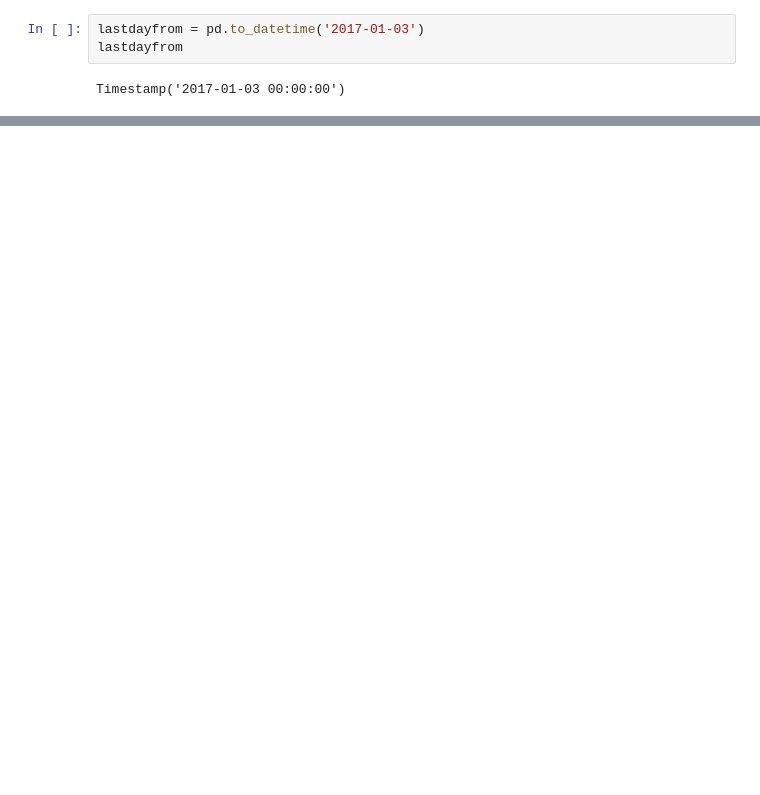
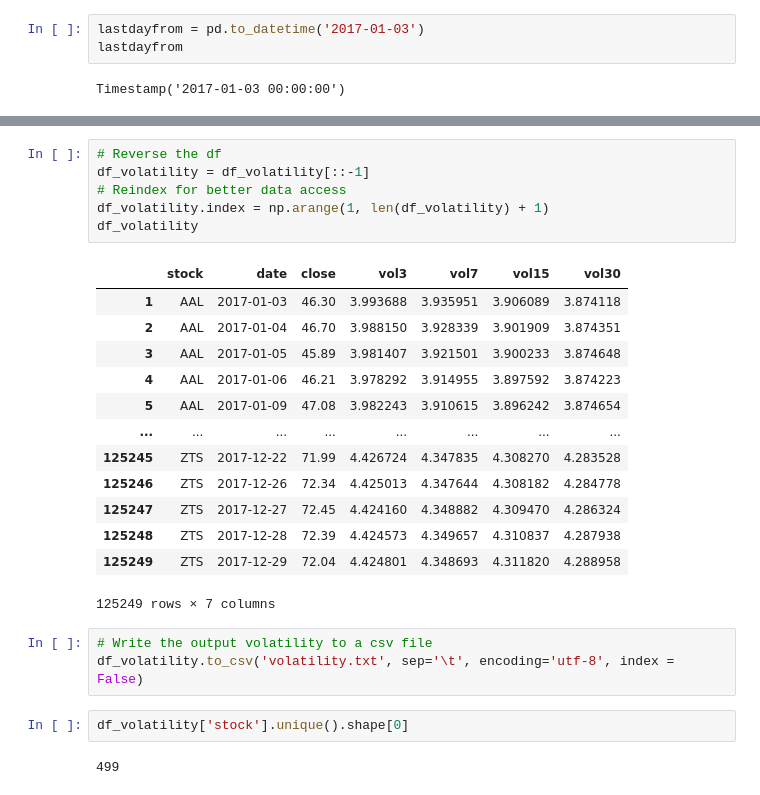
Before and after one commit to ley-man/Financial-Risk-Prediction-using-NLP, a Jupyter notebook: src/volatilityCalculationsSP500.ipynb, the cells around one changed output, grey strips where cells are left out. Cells and saved outputs as stored; diff of their text form; blank space fills up the shorter version.

```diff
--- a/src/volatilityCalculationsSP500.ipynb
+++ b/src/volatilityCalculationsSP500.ipynb
@@ -141,0 +244,27 @@ df_adj
+# %%
+# Reverse the df
+df_volatility = df_volatility[::-1]
+# Reindex for better data access
+df_volatility.index = np.arange(1, len(df_volatility) + 1)
+df_volatility
+# %% [output]
+|  | stock | date | close | vol3 | vol7 | vol15 | vol30 |
+| 1 | AAL | 2017-01-03 | 46.30 | 3.993688 | 3.935951 | 3.906089 | 3.874118 |
+| 2 | AAL | 2017-01-04 | 46.70 | 3.988150 | 3.928339 | 3.901909 | 3.874351 |
+| 3 | AAL | 2017-01-05 | 45.89 | 3.981407 | 3.921501 | 3.900233 | 3.874648 |
+| 4 | AAL | 2017-01-06 | 46.21 | 3.978292 | 3.914955 | 3.897592 | 3.874223 |
+| 5 | AAL | 2017-01-09 | 47.08 | 3.982243 | 3.910615 | 3.896242 | 3.874654 |
+| ... | ... | ... | ... | ... | ... | ... | ... |
+| 125245 | ZTS | 2017-12-22 | 71.99 | 4.426724 | 4.347835 | 4.308270 | 4.283528 |
+| 125246 | ZTS | 2017-12-26 | 72.34 | 4.425013 | 4.347644 | 4.308182 | 4.284778 |
+| 125247 | ZTS | 2017-12-27 | 72.45 | 4.424160 | 4.348882 | 4.309470 | 4.286324 |
+| 125248 | ZTS | 2017-12-28 | 72.39 | 4.424573 | 4.349657 | 4.310837 | 4.287938 |
+| 125249 | ZTS | 2017-12-29 | 72.04 | 4.424801 | 4.348693 | 4.311820 | 4.288958 |
+125249 rows × 7 columns
+# %%
+# Write the output volatility to a csv file
+df_volatility.to_csv('volatility.txt', sep='\t', encoding='utf-8', index = False)
+# %%
+df_volatility['stock'].unique().shape[0]
+# %% [output]
+499
```
Also changed, not shown: parts of 24 cells of this notebook.
